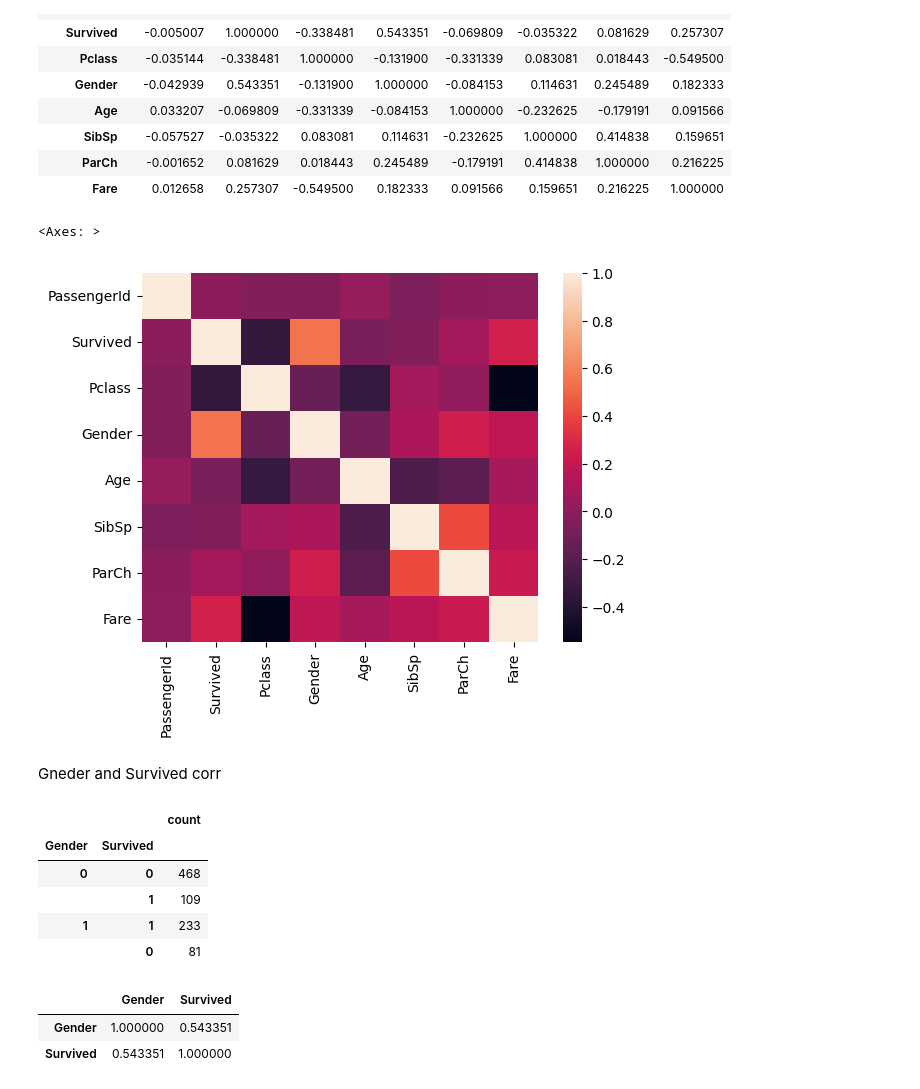
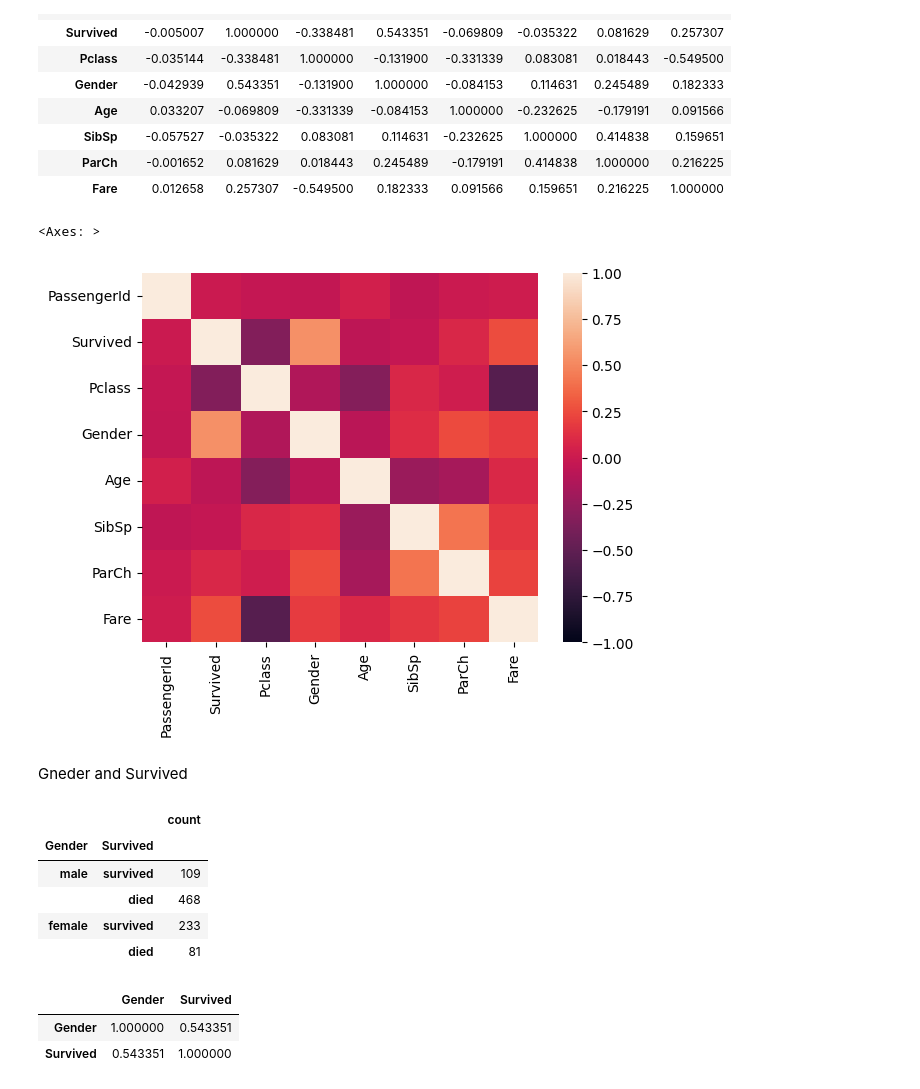
Before and after one commit to soheilabbasnia/titanic-eda, a Jupyter notebook: eda.ipynb, the cells around one changed output. Cells and saved outputs as stored; diff of their text form; code cells hidden in the pictures.

```diff
--- a/eda.ipynb
+++ b/eda.ipynb
@@ -111,5 +111,6 @@ df.head(1)
 # %% [markdown]
 Gender to 0 or 1
 # %%
-df['Gender'].replace(['male', 'female'], [0, 1], inplace=True)
+df_num = df.copy()
+df_num['Gender'] = df['Gender'].replace(['male', 'female'], [0, 1])
 # %%
@@ -123,0 +125,8 @@ df.head(5)
+# %%
+drop_list = []
+
+for i in range(len(df_num.dtypes)):
+    if df_num.dtypes.values[i] != 'float64' and df_num.dtypes.values[i] != 'int64':
+        drop_list.append(str(df_num.dtypes.keys()[i]))
+
+df_num.drop(columns=drop_list, inplace=True)
@@ -144,20 +174,21 @@ num_df.corr()
 | ParCh | -0.001652 | 0.081629 | 0.018443 | 0.245489 | -0.179191 | 0.414838 | 1.000000 | 0.216225 |
 | Fare | 0.012658 | 0.257307 | -0.549500 | 0.182333 | 0.091566 | 0.159651 | 0.216225 | 1.000000 |
 # %%
-sns.heatmap(num_df.corr())
+sns.heatmap(df_num.corr(), vmin=-1,vmax=1)
 # %% [output]
 <Axes: >
-[figure, old version]
+[figure, new version]
 # %% [markdown]
-Gneder and Survived corr
+Gneder and Survived
 # %%
 gender_survived = pd.DataFrame(df.groupby('Gender')['Survived'].value_counts())
+gender_survived.sort_values(by=['Gender', 'Survived'] ,inplace=True, ascending=False)
 gender_survived
 # %% [output]
 |  |  | count |
 | Gender | Survived |  |
-| 0 | 0 | 468 |
-|  | 1 | 109 |
-| 1 | 1 | 233 |
-|  | 0 | 81 |
+| male | survived | 109 |
+|  | died | 468 |
+| female | survived | 233 |
+|  | died | 81 |
 # %%
```
Also changed, not shown: parts of 14 cells of this notebook.
